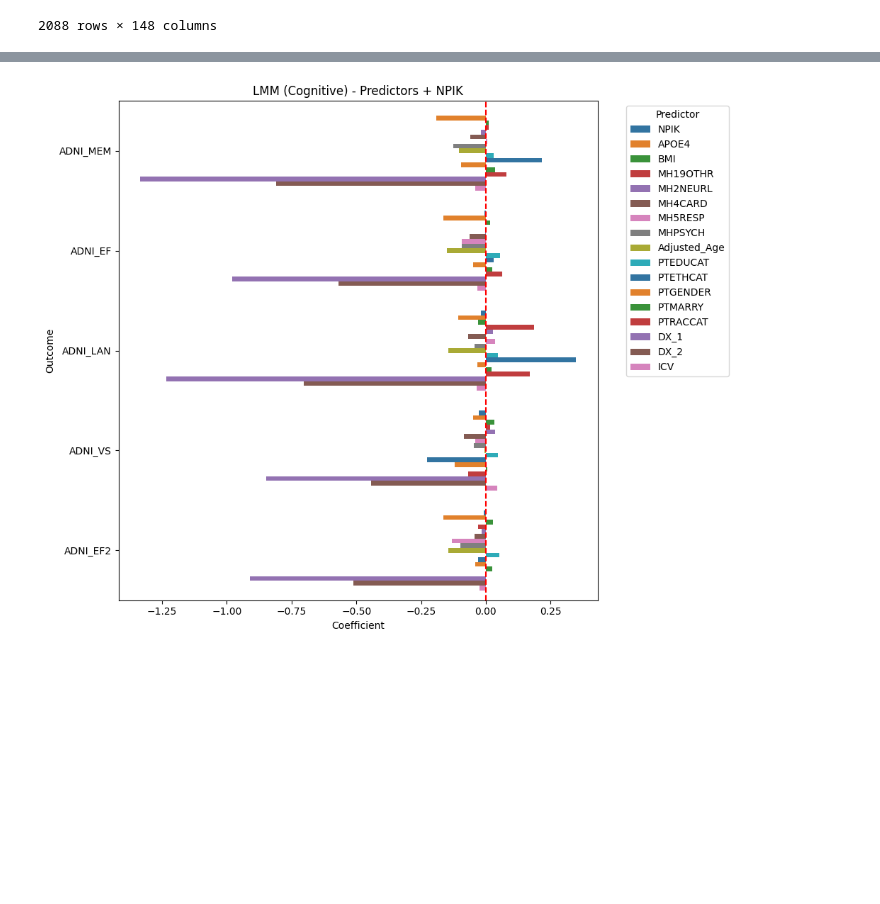
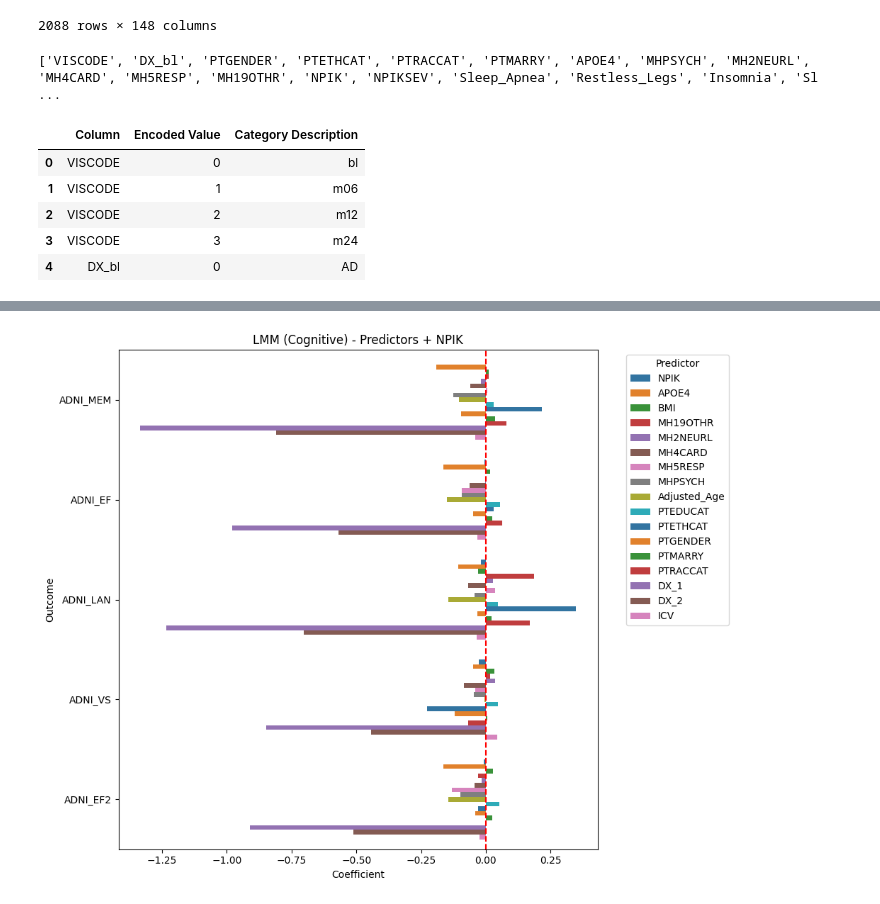
Before and after one commit to Da4kek/AD-Sleep, a Jupyter notebook: modeling-3.ipynb, the cells around one changed output, grey strips where cells are left out. Cells and saved outputs as stored; diff of their text form; code cells hidden in the pictures; blank space fills up the shorter version.

```diff
--- a/modeling-3.ipynb
+++ b/modeling-3.ipynb
@@ -103,3 +103,10 @@ merge_scaled
 | 2086 | 2 | 1427 | -0.958086 | 1.240795 | 0.349904 | 0.682728 | ... |
 | 2087 | 3 | 1427 | -1.173741 | 1.289473 | 0.676312 | 1.071186 | ... |
 2088 rows × 148 columns
+# %%
+threshold = 10
+categorical_columns = [col for col in merge_scaled.columns if merge_scaled[col].nunique() <= threshold]
+
+print(categorical_columns)
+# %% [output]
+['VISCODE', 'DX_bl', 'PTGENDER', 'PTETHCAT', 'PTRACCAT', 'PTMARRY', 'APOE4', 'MHPSYCH', 'MH2NEURL', 'MH4CARD', 'MH5RESP', 'MH19OTHR', 'NPIK', 'NPIKSEV', 'Sleep_Apnea', 'Restless_Legs', 'Insomnia', 'Sl ...
@@ -105,0 +189,9 @@ merge_scaled
+# %%
+categorical_df.head()
+# %% [output]
+|  | Column | Encoded Value | Category Description |
+| 0 | VISCODE | 0 | bl |
+| 1 | VISCODE | 1 | m06 |
+| 2 | VISCODE | 2 | m12 |
+| 3 | VISCODE | 3 | m24 |
+| 4 | DX_bl | 0 | AD |
```
Also changed, not shown: parts of 19 cells of this notebook, 14 other files.
